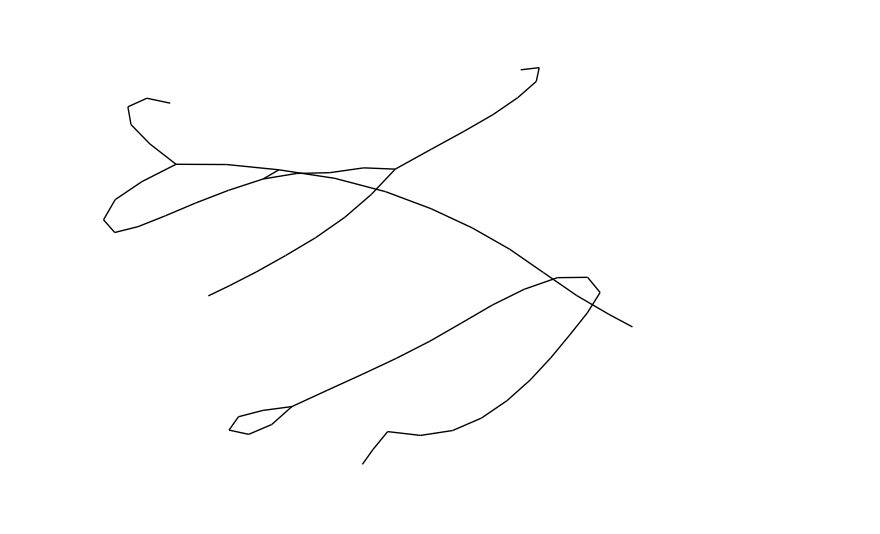
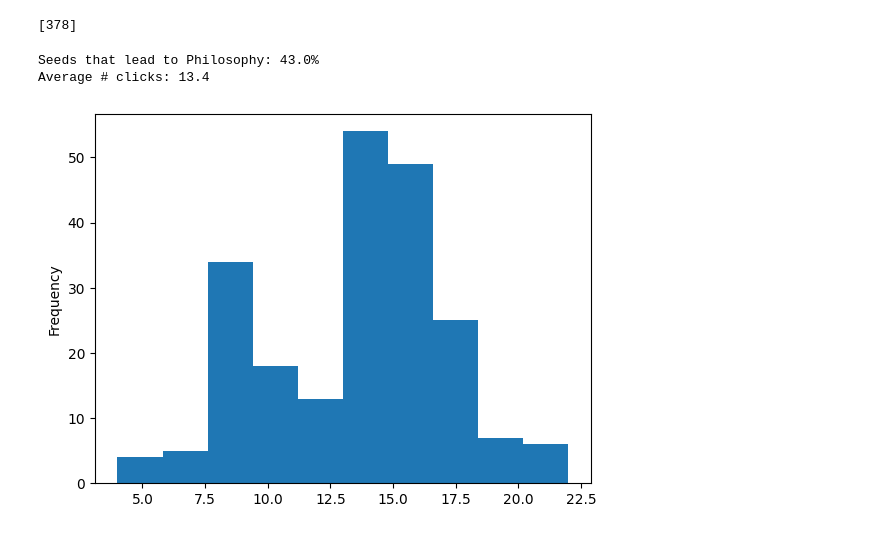
Before and after one commit to bcorwin/wiki_web, a Jupyter notebook: analysis/analysis.ipynb, the cells around one changed output. Drawn from its saved outputs; the diff is of its cells as text; code cells hidden in the pictures.

```diff
--- a/analysis/analysis.ipynb
+++ b/analysis/analysis.ipynb
@@ -16,17 +24,23 @@ seeds = pd.read_table(
     delimiter="\t",
     header=None,
     names=["url"]
-).assign(color="green")
-seeds = pd.concat([
+).assign(node_type="seed")
+node_types = pd.concat([
     seeds,
-    pd.DataFrame([{"url": PHILOSOPHY, "color": "red"}])
-], ignore_index=True).set_index("url")["color"].to_dict()
+    pd.DataFrame([{"url": PHILOSOPHY, "node_type": "philosophy"}])
+], ignore_index=True).set_index("url")["node_type"].to_dict()
+
+for error_name in edges.target[edges.target.str.contains("ERROR")].values:
+    node_types[error_name] = "error"
 # %%
 nodes = (
     pd.concat([pd.Series(PHILOSOPHY), edges.source, edges.target])
     .drop_duplicates(ignore_index=True)
     .to_frame("url")
-    .assign(color = lambda df: df.url.map(seeds).fillna("blue"))
+    .assign(
+        node_type = lambda df: df.url.map(node_types).fillna("page"),
+        name = lambda df: df.url.str.split("/").str[-1]
+    )
 )
 url_to_node_id = (
     nodes
@@ -35,10 +49,12 @@ url_to_node_id = (
     ["index"]
     .to_dict()
 )
+seed_ids = nodes[nodes.node_type == "seed"].index.values.tolist()
+error_ids = nodes[nodes.node_type == "error"].index.values.tolist()
 # %%
 edges["source_id"] = edges.source.map(url_to_node_id)
 edges["target_id"] = edges.target.map(url_to_node_id)
 # %%
-G = nx.Graph()
+G = nx.DiGraph()
 G.add_nodes_from([(i,dict(d)) for i,d in nodes.iterrows()])
-G.add_edges_from(edges[["source_id", "target_id"]].values)
+G.add_edges_from(edges[["source_id", "target_id"]].values.tolist())
@@ -70,9 +61,19 @@ distance_from_philosophy
-# %%
-nx.draw(
-    G,
-    node_color=[G.nodes[node]["color"] for node in G.nodes()],
-    node_size=0,
-    with_labels=False,
-)
-# %% [output]
-[figure, removed]
+# %%
+shortest_path_lengths = list(nx.all_pairs_shortest_path_length(G))
+# %%
+error_ids
+clicks_to_errors = {n: l.get(error_ids[1]) for n, l in shortest_path_lengths if n in seed_ids}
+[k for k,v in clicks_to_errors.items() if v is not None]
+# %% [output]
+[378]
+# %%
+clicks_to_philosphy = {n: l.get(0) for n, l in shortest_path_lengths if n in seed_ids}
+clicks_to_philosphy = pd.Series(clicks_to_philosphy, name="clicks_to_philosophy")
+
+clicks_to_philosphy.plot.hist()
+print(f"Seeds that lead to Philosophy: {clicks_to_philosphy.notna().mean():.1%}")
+print(f"Average # clicks: {clicks_to_philosphy.mean():.1f}")
+# %% [output]
+Seeds that lead to Philosophy: 43.0%
+Average # clicks: 13.4
+[figure, added]
```
Also changed, not shown: parts of 6 cells of this notebook, 1 other file.
